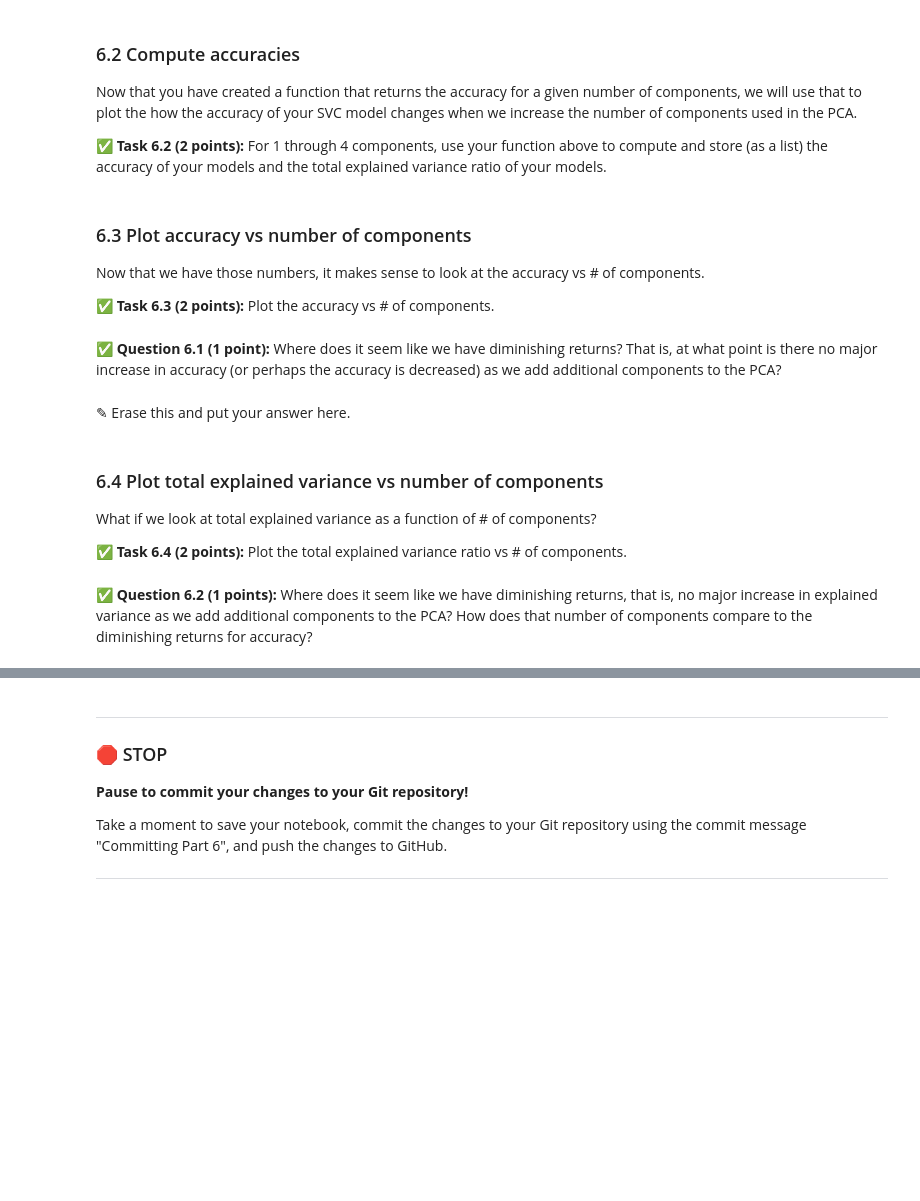
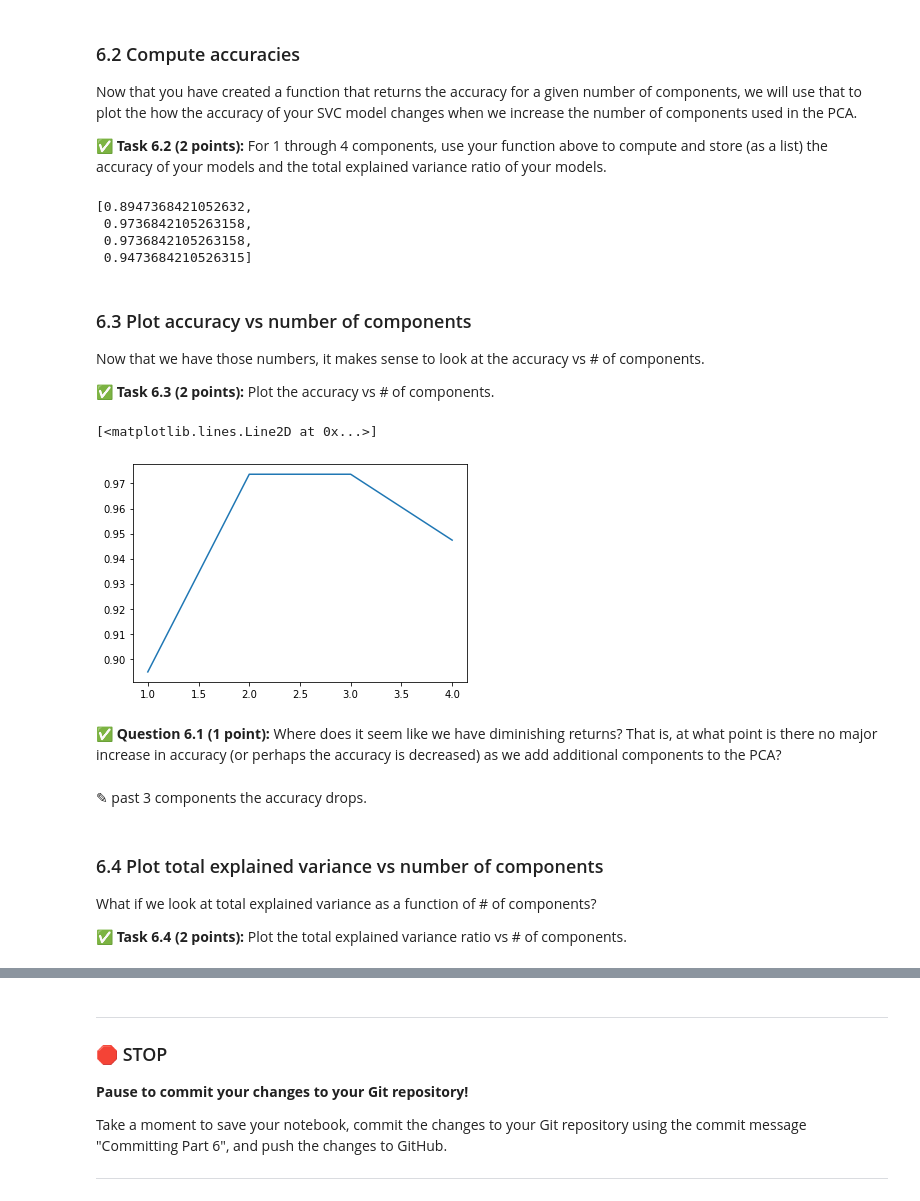
Before and after one commit to cedric-emmanuel/cmse202-s21-turnin, a Jupyter notebook: hw05/HW-05_SVMandPCA-STUDENT.ipynb, the cells around one changed output, grey strips where cells are left out. Drawn from its saved outputs; the diff is of its cells as text; code cells hidden in the pictures; blank space fills up the shorter version.

```diff
--- a/hw05/HW-05_SVMandPCA-STUDENT.ipynb
+++ b/hw05/HW-05_SVMandPCA-STUDENT.ipynb
@@ -343,0 +449,3 @@ What if we increase the number of principle components to **2**? What happens no
+# %%
+x=classification_report(true_labels, pred_labels,output_dict=True)
+x["accuracy"]
@@ -375,3 +483,24 @@ and it will return the accuracy score for an SVC model fit to pca transformed fe
+# %%
+# Put your code here
+def pca_function(n_comp,train_vectors,test_vectors,train_labels,test_labels):
+    pca = PCA(n_components=n_comp, whiten=True)
+    _ = pca.fit(train_vectors)
+    pca_train_vectors = pca.transform(train_vectors)
+    pca_test_vectors = pca.transform(test_vectors)
+
+    tmp_vectors = pca_train_vectors
+    tmp_labels = train_labels
+    param_grid = {'C': [1e-3, 0.01, 0.1,1, 10,100],
+              'gamma': [1e-6,1e-5,0.0001, 0.001,0.01, 0.1],
+              'kernel': ['linear','rbf']}
+    clf = GridSearchCV(SVC(class_weight='balanced'), param_grid)
+
+    clf = clf.fit(tmp_vectors, tmp_labels)
+    predict_vectors = pca_test_vectors
+    pred_labels = clf.predict(predict_vectors)
+    x=classification_report(true_labels, pred_labels,output_dict=True)
+
+    return x["accuracy"],pca.explained_variance_ratio_
 # %% [markdown]
 ### 6.2 Compute accuracies
 
@@ -383,3 +510,19 @@ Now that you have created a function that returns the accuracy for a given numbe
+# %%
+# Put your code here
+var=[]
+acc=[]
+x=0
+y=0
+for i in range(1,5):
+    x,y=pca_function(i,train_vectors,test_vectors,train_labels,test_labels)
+    acc.append(x)
+    var.append(y)
+acc
+# %% [output]
+[0.8947368421052632,
+ 0.9736842105263158,
+ 0.9736842105263158,
+ 0.9473684210526315]
 # %% [markdown]
 ### 6.3 Plot accuracy vs number of components
 
@@ -388,10 +531,14 @@ Now that we have those numbers, it makes sense to look at the accuracy vs # of c
 **&#9989; Task 6.3 (2 points):** Plot the accuracy vs # of components.
 # %%
 ## your code here
+plt.plot(np.linspace(1,4,4),acc)
+# %% [output]
+[<matplotlib.lines.Line2D at 0x...>]
+[figure, added]
 # %% [markdown]
 **&#9989; Question 6.1 (1 point):** Where does it seem like we have diminishing returns? That is, at what point is there no major increase in accuracy (or perhaps the accuracy is decreased) as we add additional components to the PCA?
 # %% [markdown]
-<font size=+3>&#9998;</font> Erase this and put your answer here.
+<font size=+3>&#9998;</font> past 3 components the accuracy drops.
 # %% [markdown]
 ### 6.4 Plot total explained variance vs number of components
 
@@ -403,2 +547,0 @@ What if we look at total explained variance as a function of # of components?
-# %% [markdown]
-**&#9989; Question 6.2 (1 points):** Where does it seem like we have diminishing returns, that is, no major increase in explained variance as we add additional components to the PCA? How does that number of components compare to the diminishing returns for accuracy?
```
Also changed, not shown: parts of 23 cells of this notebook.
